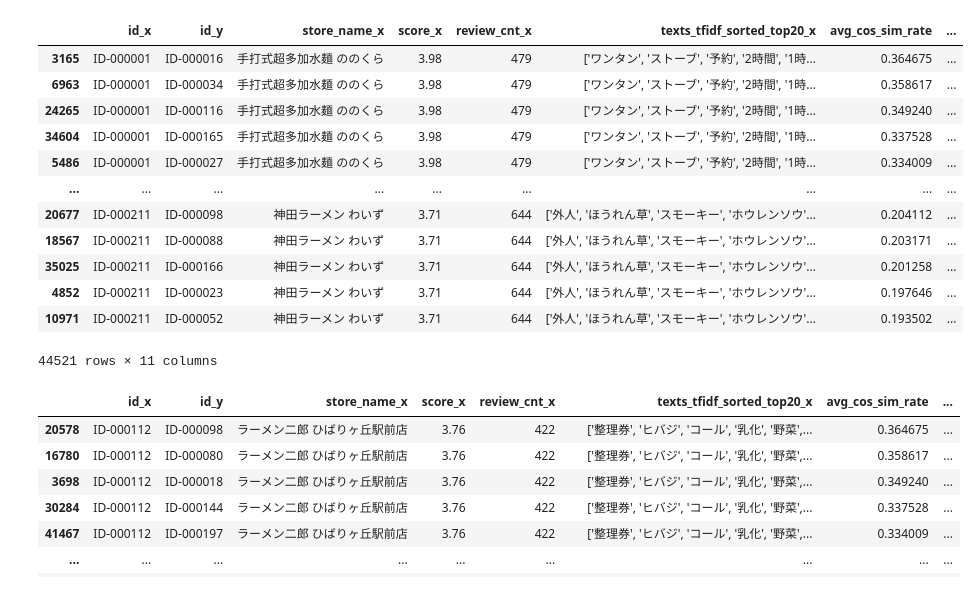
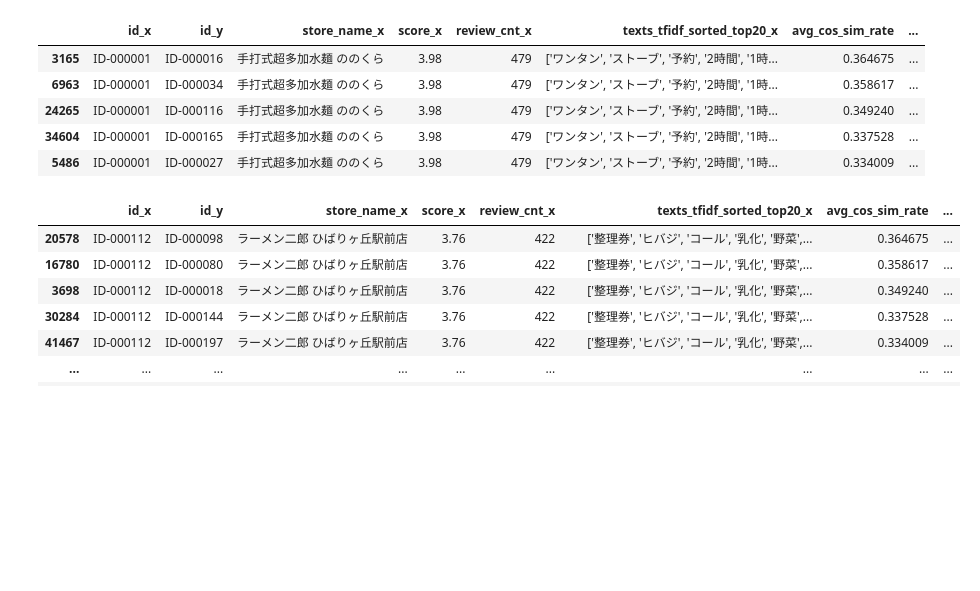
Before and after one commit to MakotoDataiku/tabelog-meiten, a Jupyter notebook: ipython_notebooks/notebook editor for compute_similarity_scores.ipynb, the cells around one changed output. Saved outputs shown, nothing was run; the diff lists cells and outputs as text; code cells hidden in the pictures; blank space fills up the shorter version.

```diff
--- a/ipython_notebooks/notebook editor for compute_similarity_scores.ipynb
+++ b/ipython_notebooks/notebook editor for compute_similarity_scores.ipynb
@@ -86,19 +63,12 @@ store_cross_detail['texts_tfidf_sorted_top20_x'][i].replace("'", "").replace("["
 # %%
-store_cross_detail
+store_cross_detail.head()
 # %% [output]
 |  | id_x | id_y | store_name_x | score_x | review_cnt_x | texts_tfidf_sorted_top20_x | avg_cos_sim_rate | ... |
 | 3165 | ID-000001 | ID-000016 | 手打式超多加水麺 ののくら | 3.98 | 479 | ['ワンタン', 'ストーブ', '予約', '2時間', '1時... | 0.364675 | ... |
 | 6963 | ID-000001 | ID-000034 | 手打式超多加水麺 ののくら | 3.98 | 479 | ['ワンタン', 'ストーブ', '予約', '2時間', '1時... | 0.358617 | ... |
 | 24265 | ID-000001 | ID-000116 | 手打式超多加水麺 ののくら | 3.98 | 479 | ['ワンタン', 'ストーブ', '予約', '2時間', '1時... | 0.349240 | ... |
 | 34604 | ID-000001 | ID-000165 | 手打式超多加水麺 ののくら | 3.98 | 479 | ['ワンタン', 'ストーブ', '予約', '2時間', '1時... | 0.337528 | ... |
 | 5486 | ID-000001 | ID-000027 | 手打式超多加水麺 ののくら | 3.98 | 479 | ['ワンタン', 'ストーブ', '予約', '2時間', '1時... | 0.334009 | ... |
-| ... | ... | ... | ... | ... | ... | ... | ... | ... |
-| 20677 | ID-000211 | ID-000098 | 神田ラーメン わいず | 3.71 | 644 | ['外人', 'ほうれん草', 'スモーキー', 'ホウレンソウ'... | 0.204112 | ... |
-| 18567 | ID-000211 | ID-000088 | 神田ラーメン わいず | 3.71 | 644 | ['外人', 'ほうれん草', 'スモーキー', 'ホウレンソウ'... | 0.203171 | ... |
-| 35025 | ID-000211 | ID-000166 | 神田ラーメン わいず | 3.71 | 644 | ['外人', 'ほうれん草', 'スモーキー', 'ホウレンソウ'... | 0.201258 | ... |
-| 4852 | ID-000211 | ID-000023 | 神田ラーメン わいず | 3.71 | 644 | ['外人', 'ほうれん草', 'スモーキー', 'ホウレンソウ'... | 0.197646 | ... |
-| 10971 | ID-000211 | ID-000052 | 神田ラーメン わいず | 3.71 | 644 | ['外人', 'ほうれん草', 'スモーキー', 'ホウレンソウ'... | 0.193502 | ... |
-44521 rows × 11 columns
 # %%
 avg_avg_scores = []
 for i in tqdm(range(len(store_cross_detail['texts_tfidf_sorted_top20_x']))):
```
Also changed, not shown: parts of 1 cell of this notebook.
